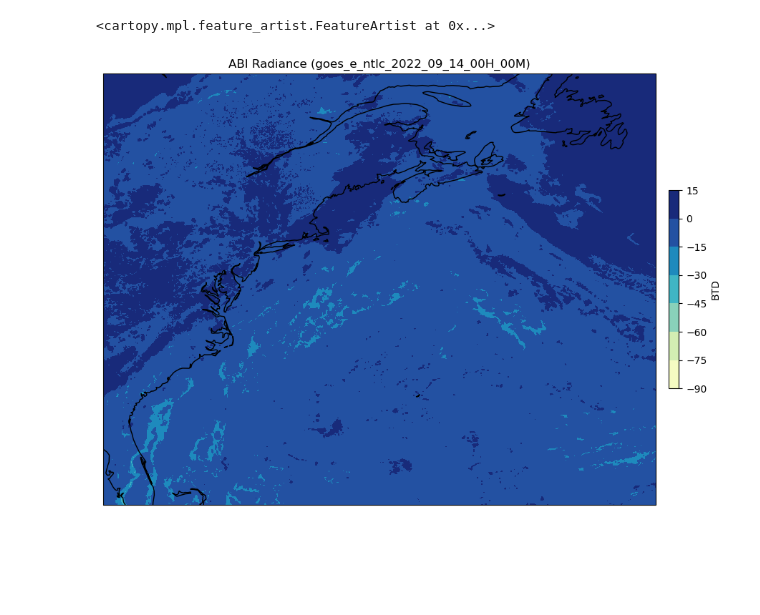
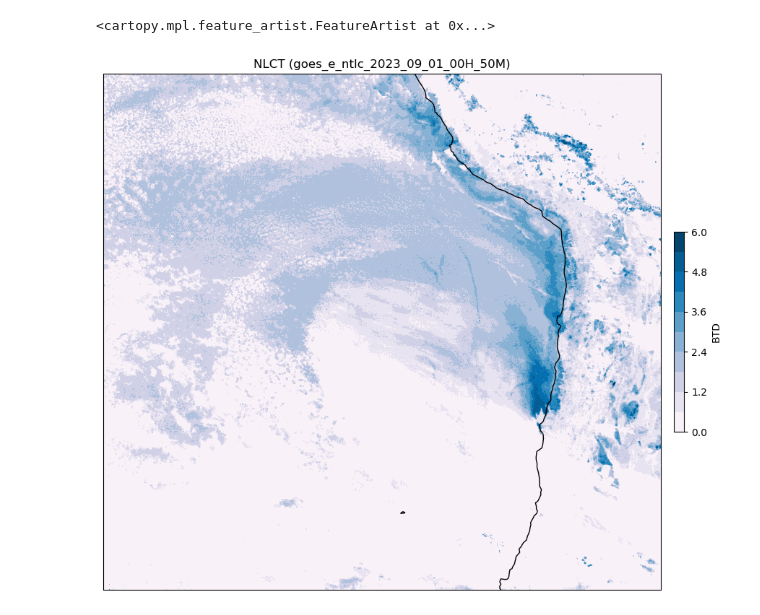
Before and after one commit to jesseturner/FalseLowClouds, a Jupyter notebook: Nighttime_Low_Cloud_Test/View_NLCT.ipynb, the cells around one changed output. Cells and saved outputs as stored; diff of their text form; code cells hidden in the pictures; blank space fills up the shorter version.

```diff
--- a/Nighttime_Low_Cloud_Test/View_NLCT.ipynb
+++ b/Nighttime_Low_Cloud_Test/View_NLCT.ipynb
@@ -7,29 +8,38 @@ import pickle
 # %%
 nlct_path = "/home/jturner/false_low_clouds_2023/Nighttime_Low_Cloud_Test/data/"
 # %%
-filename = 'goes_e_ntlc_2022_09_14_00H_00M'
+filename = 'goes_e_ntlc_2023_09_01_00H_50M'
 
 file = open(nlct_path+filename, 'rb')
 BTD = pickle.load(file)
 file.close()
 # %%
 #---Northeast US
-min_lon = -83
-min_lat = 26
-max_lon = -51
-max_lat = 50
+# min_lon = -83
+# min_lat = 26
+# max_lon = -51
+# max_lat = 50
+
+#---Chilean Coast
+min_lon = -95
+min_lat = -37
+max_lon = -65
+max_lat = -10
+# %%
+BTD_masked = BTD[0].where(BTD[0] >= 0, 0)
 # %%
 projection=ccrs.PlateCarree()
 fig,ax=plt.subplots(1, figsize=(12,12),subplot_kw={'projection': projection})
-cmap = plt.cm.YlGnBu
+cmap = plt.cm.PuBu
+levels = np.linspace(0, 6, 11)
 
 ax.set_extent([min_lon, max_lon, min_lat, max_lat])
-c=ax.contourf(BTD.lon, BTD.lat, BTD[0], cmap=cmap, extend='neither')
+c=ax.contourf(BTD.lon, BTD.lat, BTD_masked, cmap=cmap, extend='neither', levels=levels)
 clb=plt.colorbar(c, shrink=0.3, pad=0.02, ax=ax)
-ax.set_title('ABI Radiance ('+filename+')')
+ax.set_title('NLCT ('+filename+')')
 clb.set_label('BTD')
 
 ax.coastlines(resolution='50m', color='black', linewidth=1)
 # %% [output]
 <cartopy.mpl.feature_artist.FeatureArtist at 0x...>
-[figure, old version]
+[figure, new version]
```
Also changed, not shown: parts of 1 cell of this notebook, 2 other files.
